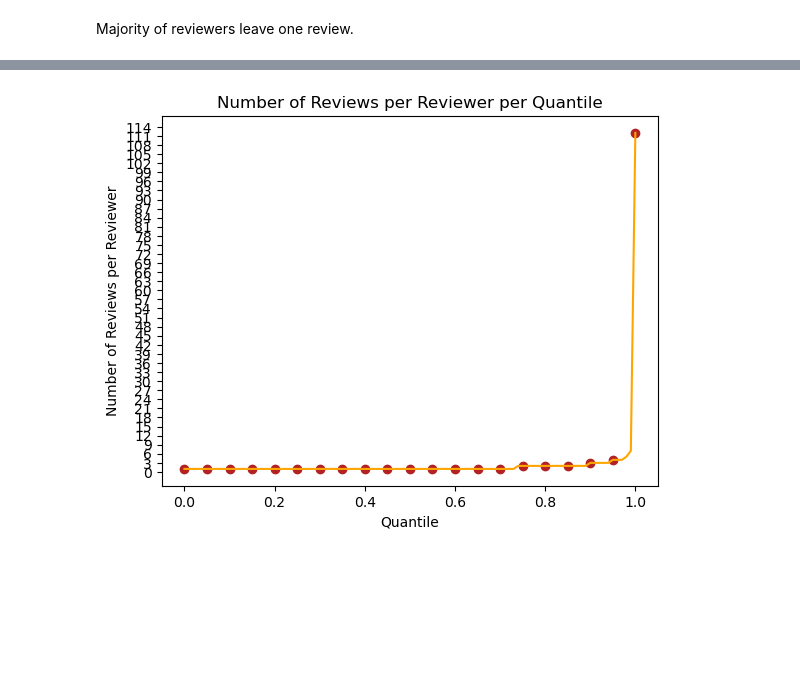
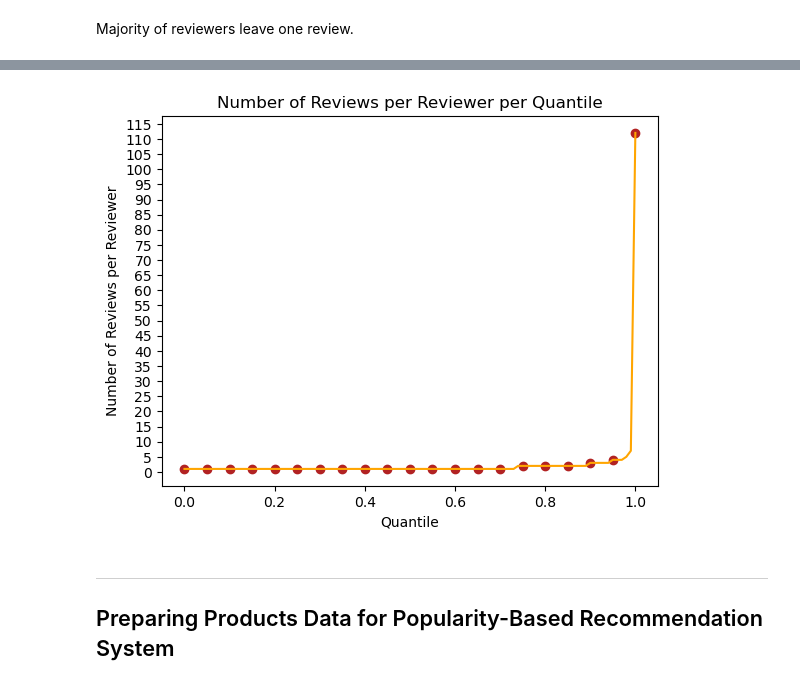
Before and after one commit to mkelsayed/ClothingRecommendationSystem, a Jupyter notebook: reviews_loading_preprocessing.ipynb, the cells around one changed output, grey strips where cells are left out. Drawn from its saved outputs; the diff is of its cells as text; code cells hidden in the pictures; blank space fills up the shorter version.

```diff
--- a/reviews_loading_preprocessing.ipynb
+++ b/reviews_loading_preprocessing.ipynb
@@ -320,13 +381,16 @@ quantiles = no_reviews_per_reviewer.quantile(np.arange(0,1.01,0.01))
 # %%
 plt.scatter(x=quantiles.index[::5], y=quantiles.values[::5], c='firebrick')
 plt.plot(quantiles, 'orange')
 
 plt.title('Number of Reviews per Reviewer per Quantile')
 plt.xlabel('Quantile')
 plt.ylabel('Number of Reviews per Reviewer')
 
-plt.yticks(np.arange(0, max(quantiles)+3, 3))
+plt.yticks(np.arange(0, max(quantiles)+5, 5))
 
 plt.show()
 # %% [output]
-[figure, old version]
+[figure, new version]
+# %% [markdown]
+---
+## Preparing Products Data for Popularity-Based Recommendation System
```
Also changed, not shown: parts of 35 cells of this notebook, 1 other file.
